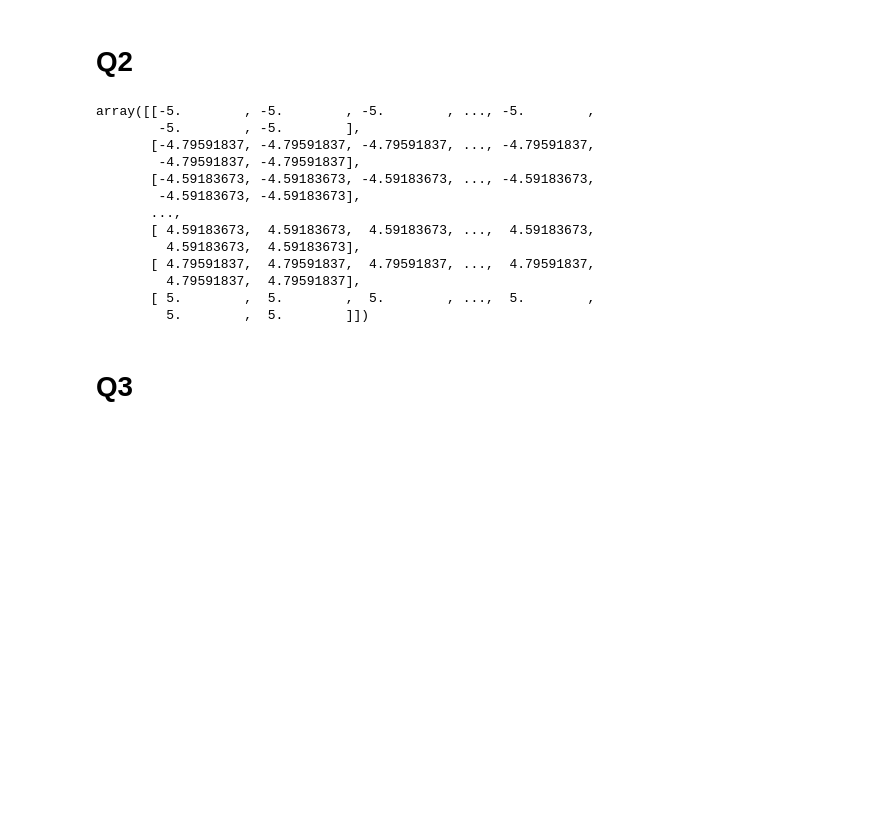
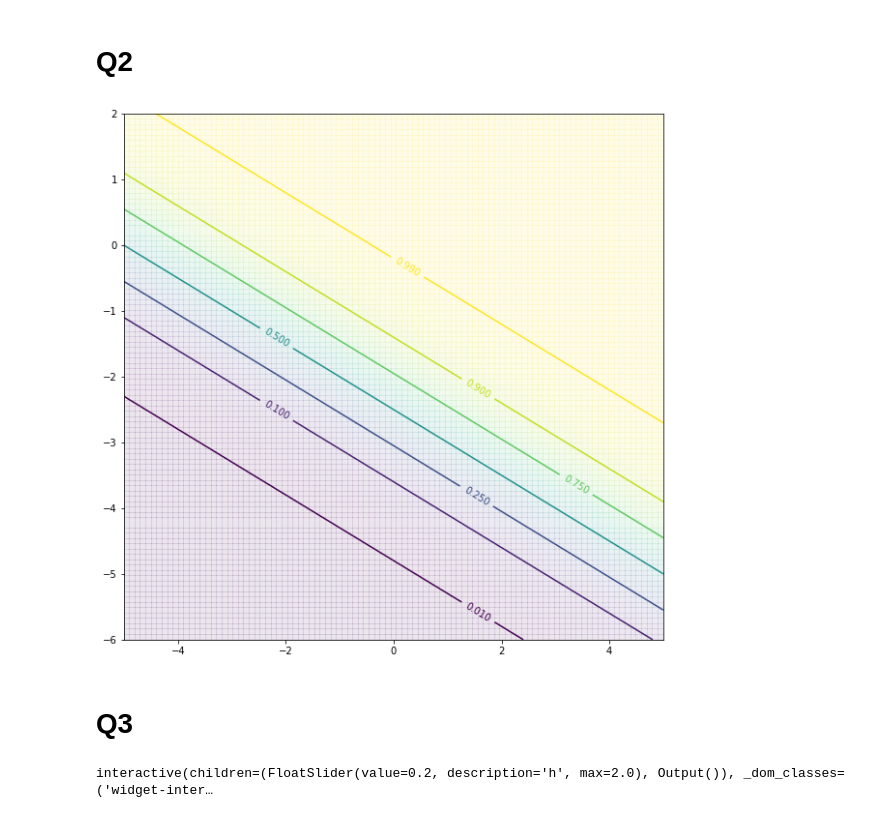
Before and after one commit to conormdurkan/mlpr-tutorials, a Jupyter notebook: tutorial-01.ipynb, the cells around one changed output. Drawn from its saved outputs; the diff is of its cells as text; code cells hidden in the pictures; blank space fills up the shorter version.

```diff
--- a/tutorial-01.ipynb
+++ b/tutorial-01.ipynb
@@ -57,27 +58,36 @@ Bob transformed weight is [0.51643138 0.41250637], Bob bias is 0.049866434983810
 # %%
 v = np.array([1, 2])
 b = 5
 
 def sigmoid(a):
     return 1 / (1 + np.exp(-a))
 
 def phi(x):
-    return sigmoid(v @ x + b)
+    return sigmoid(x @ v.T + b)
 
-x, y = np.meshgrid(np.linspace(-5, 5), np.linspace(-5, 5))
+x, y = np.meshgrid(np.linspace(-5, 5, 100), np.linspace(-6, 2, 100))
+data = np.vstack((x.reshape(-1), y.reshape(-1))).T
+
+fig, ax = plt.subplots(1, 1, figsize=(10, 10))
+ax.pcolormesh(x, y, phi(data).reshape(x.shape), alpha=0.1)
+contours = ax.contour(x, y, phi(data).reshape(x.shape),
+                      levels=np.array([0.01, 0.1, 0.25, 0.5, 0.75, 0.9, 0.99]))
+ax.clabel(contours, contours.levels);
 # %% [output]
-array([[-5.        , -5.        , -5.        , ..., -5.        ,
-        -5.        , -5.        ],
-       [-4.79591837, -4.79591837, -4.79591837, ..., -4.79591837,
-        -4.79591837, -4.79591837],
-       [-4.59183673, -4.59183673, -4.59183673, ..., -4.59183673,
-        -4.59183673, -4.59183673],
-       ...,
-       [ 4.59183673,  4.59183673,  4.59183673, ...,  4.59183673,
-         4.59183673,  4.59183673],
-       [ 4.79591837,  4.79591837,  4.79591837, ...,  4.79591837,
-         4.79591837,  4.79591837],
-       [ 5.        ,  5.        ,  5.        , ...,  5.        ,
-         5.        ,  5.        ]])
+[figure, added]
 # %% [markdown]
 # Q3
+# %%
+def plot_basis_functions(h=0.2):
+    k = np.arange(1, 102)
+    c = (k - 51) * h / np.sqrt(2)
+    x = np.linspace(-10, 10, 1000)
+    fig, ax = plt.subplots(1, 1, figsize=(10, 8))
+    for ck in c: # plot each basis function
+        phik = np.exp(-((x - ck) / h)**2)
+        ax.plot(x, phik, color='C0')
+    ax.fill_between(np.linspace(-1, 1, 50), 0, 1, color='k', alpha=0.3) # shade range of input data
+
+interact(plot_basis_functions, h=(0, 2, 0.1));
+# %% [output]
+interactive(children=(FloatSlider(value=0.2, description='h', max=2.0), Output()), _dom_classes=('widget-inter…
```
Also changed, not shown: parts of 2 cells of this notebook.
